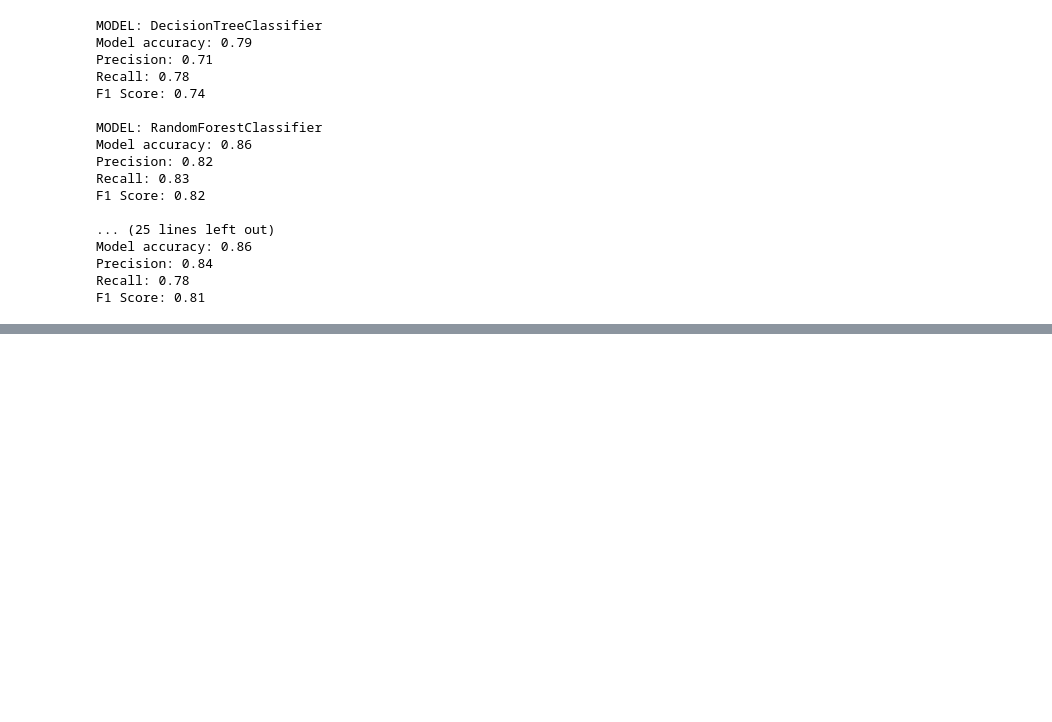
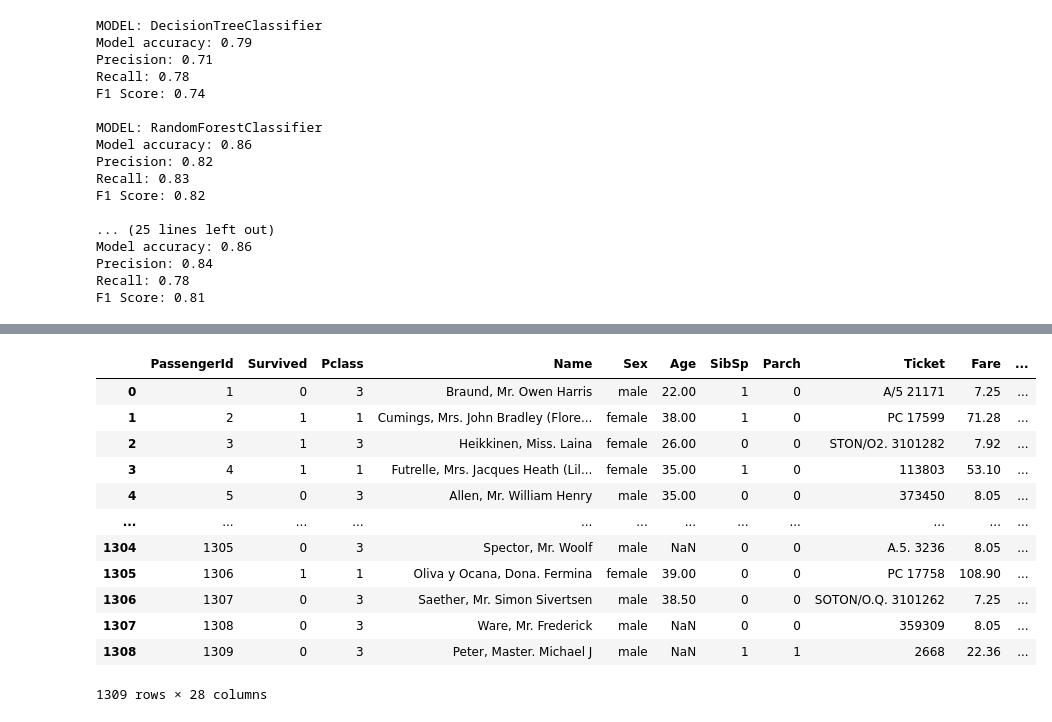
Before and after one commit to theryeguy92/Foundations-of-Machine-Learning, a Jupyter notebook: Foundations_of_Machine_Learning_Titanic_Data_Set.ipynb, the cells around one changed output, grey strips where cells are left out. Saved outputs shown, nothing was run; the diff lists cells and outputs as text; code cells hidden in the pictures; blank space fills up the shorter version.

```diff
--- a/Foundations_of_Machine_Learning_Titanic_Data_Set.ipynb
+++ b/Foundations_of_Machine_Learning_Titanic_Data_Set.ipynb
@@ -1174,0 +1325,22 @@ weighted avg       0.87      0.87      0.87       328
+# %%
+columns_to_remove = list(range(25, 36)) + [39]
+
+column_labels_to_remove = df.columns[columns_to_remove]
+
+df_dropped = df.drop(columns=column_labels_to_remove, axis=1)
+
+df_dropped
+# %% [output]
+|  | PassengerId | Survived | Pclass | Name | Sex | Age | SibSp | Parch | Ticket | Fare | ... |
+| 0 | 1 | 0 | 3 | Braund, Mr. Owen Harris | male | 22.00 | 1 | 0 | A/5 21171 | 7.25 | ... |
+| 1 | 2 | 1 | 1 | Cumings, Mrs. John Bradley (Flore... | female | 38.00 | 1 | 0 | PC 17599 | 71.28 | ... |
+| 2 | 3 | 1 | 3 | Heikkinen, Miss. Laina | female | 26.00 | 0 | 0 | STON/O2. 3101282 | 7.92 | ... |
+| 3 | 4 | 1 | 1 | Futrelle, Mrs. Jacques Heath (Lil... | female | 35.00 | 1 | 0 | 113803 | 53.10 | ... |
+| 4 | 5 | 0 | 3 | Allen, Mr. William Henry | male | 35.00 | 0 | 0 | 373450 | 8.05 | ... |
+| ... | ... | ... | ... | ... | ... | ... | ... | ... | ... | ... | ... |
+| 1304 | 1305 | 0 | 3 | Spector, Mr. Woolf | male | NaN | 0 | 0 | A.5. 3236 | 8.05 | ... |
+| 1305 | 1306 | 1 | 1 | Oliva y Ocana, Dona. Fermina | female | 39.00 | 0 | 0 | PC 17758 | 108.90 | ... |
+| 1306 | 1307 | 0 | 3 | Saether, Mr. Simon Sivertsen | male | 38.50 | 0 | 0 | SOTON/O.Q. 3101262 | 7.25 | ... |
+| 1307 | 1308 | 0 | 3 | Ware, Mr. Frederick | male | NaN | 0 | 0 | 359309 | 8.05 | ... |
+| 1308 | 1309 | 0 | 3 | Peter, Master. Michael J | male | NaN | 1 | 1 | 2668 | 22.36 | ... |
+1309 rows × 28 columns
```
Also changed, not shown: parts of 61 cells of this notebook.
